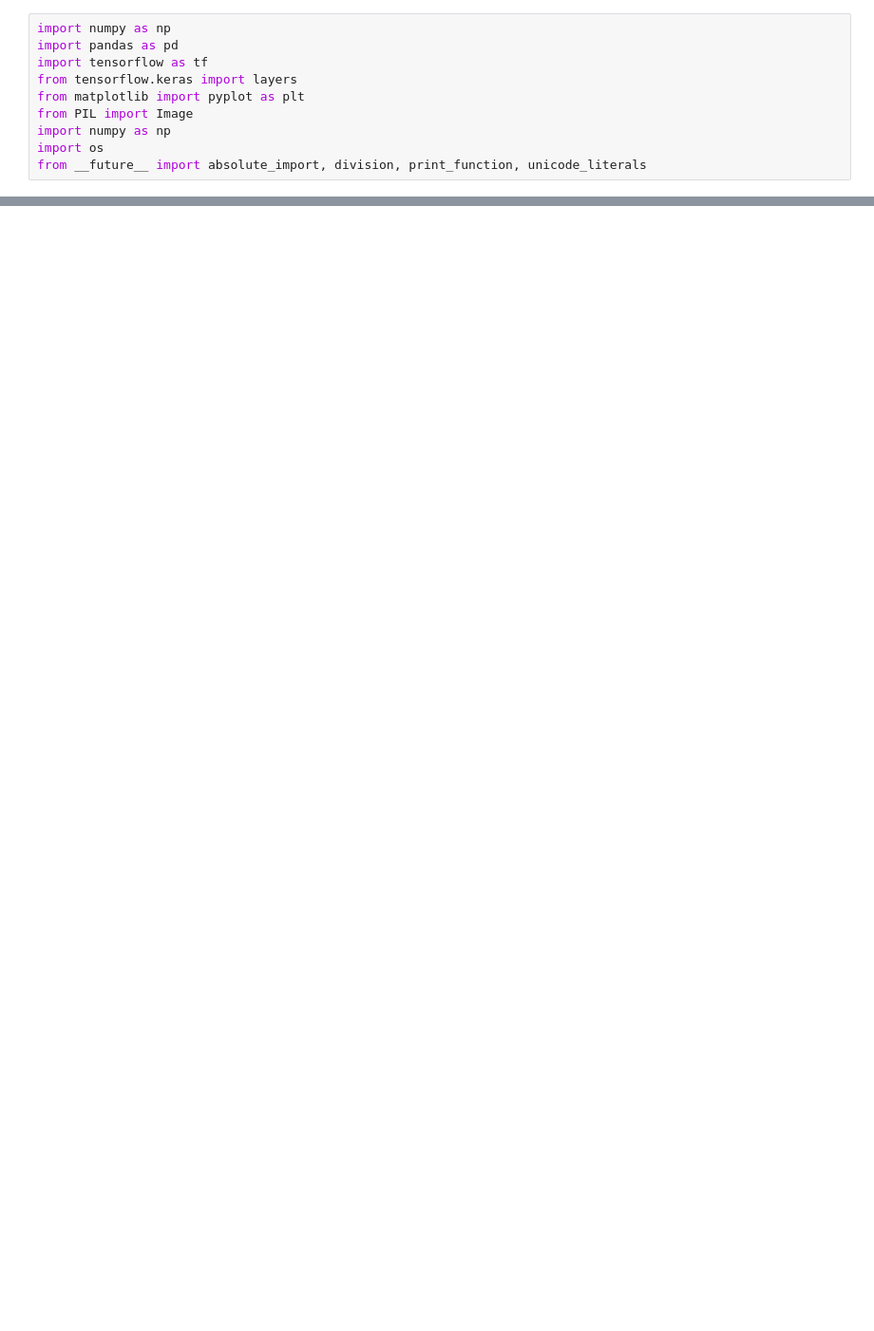
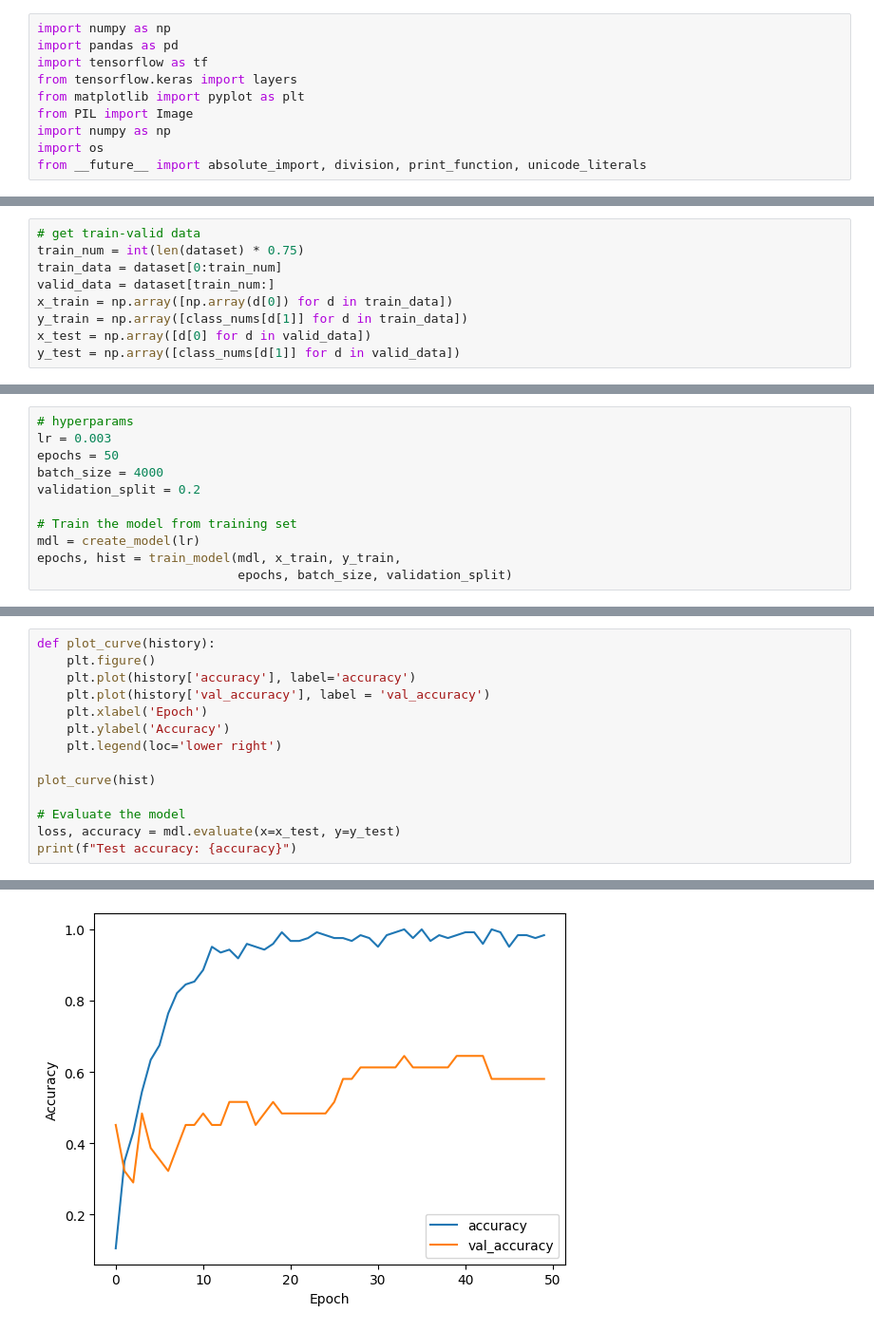
Before and after one commit to GarveyJLi/Dino-Nuggetology, a Jupyter notebook: pking.ipynb, the cells around one changed output, grey strips where cells are left out. Shown at 95% size. Drawn from its saved outputs; the diff is of its cells as text; blank space fills up the shorter version.

```diff
--- a/pking.ipynb
+++ b/pking.ipynb
@@ -86,0 +51,9 @@ dataset
+# %%
+# get train-valid data
+train_num = int(len(dataset) * 0.75)
+train_data = dataset[0:train_num]
+valid_data = dataset[train_num:]
+x_train = np.array([np.array(d[0]) for d in train_data])
+y_train = np.array([class_nums[d[1]] for d in train_data])
+x_test = np.array([d[0] for d in valid_data])
+y_test = np.array([class_nums[d[1]] for d in valid_data])
@@ -86,0 +98,11 @@ dataset
+# %%
+# hyperparams
+lr = 0.003
+epochs = 50
+batch_size = 4000
+validation_split = 0.2
+
+# Train the model from training set
+mdl = create_model(lr)
+epochs, hist = train_model(mdl, x_train, y_train,
+                           epochs, batch_size, validation_split)
@@ -86,0 +128,15 @@ dataset
+# %%
+def plot_curve(history):
+    plt.figure()
+    plt.plot(history['accuracy'], label='accuracy')
+    plt.plot(history['val_accuracy'], label = 'val_accuracy')
+    plt.xlabel('Epoch')
+    plt.ylabel('Accuracy')
+    plt.legend(loc='lower right')
+
+plot_curve(hist)
+
+# Evaluate the model
+loss, accuracy = mdl.evaluate(x=x_test, y=y_test)
+print(f"Test accuracy: {accuracy}")
+# %% [output]
@@ -86,0 +145 @@ dataset
+[figure, added]
```
Also changed, not shown: parts of 9 cells of this notebook.
